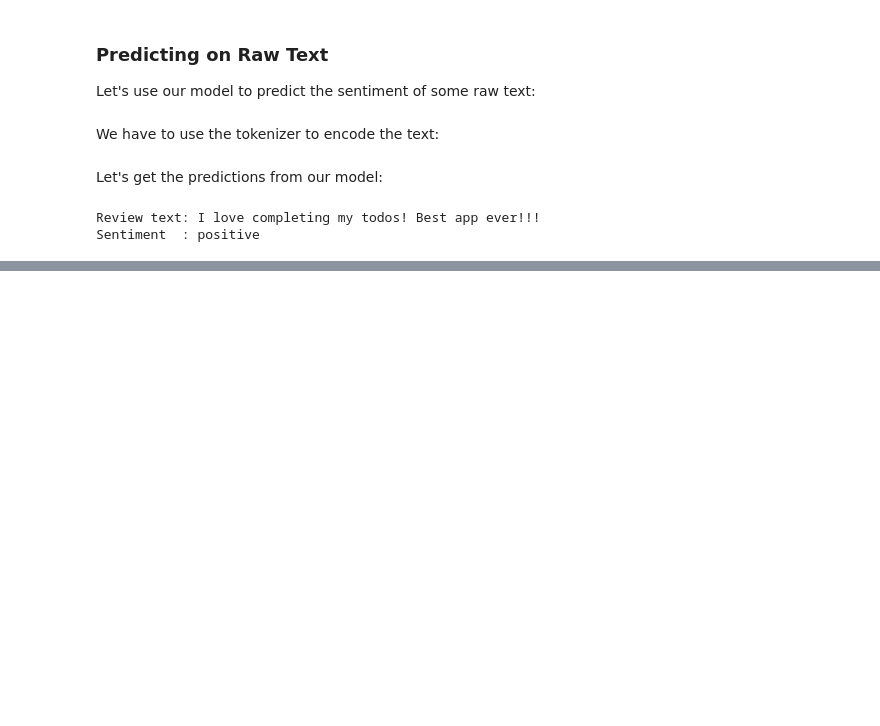
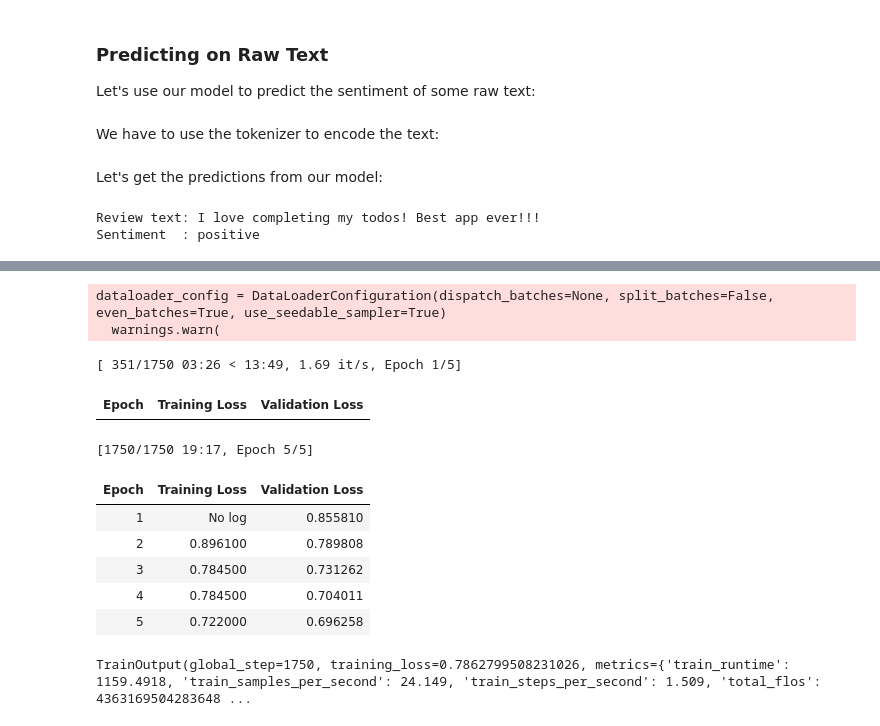
Before and after one commit to MysticShadow427/homo-mex-2024, a Jupyter notebook: notebooks/homo_mex_2024_bert_lora.ipynb, the cells around one changed output, grey strips where cells are left out. Cells and saved outputs as stored; diff of their text form; code cells hidden in the pictures; blank space fills up the shorter version.

Commit message:
added new lora fine tuning script

```diff
--- a/notebooks/homo_mex_2024_bert_lora.ipynb
+++ b/notebooks/homo_mex_2024_bert_lora.ipynb
@@ -1042,0 +1140,25 @@ Sentiment  : positive
+# %%
+training_args = TrainingArguments(
+    output_dir='./results',
+    evaluation_strategy='epoch',
+    learning_rate=2e-5,
+    num_train_epochs=10,
+    per_device_train_batch_size=16,
+)
+# %%
+def get_trainer(model):
+      return  Trainer(
+          model=model,
+          args=training_args,
+          train_dataset=train_dataset,
+          eval_dataset=test_dataset,
+          data_collator=data_collator,
+      )
+# %%
+model = AutoModelForSequenceClassification.from_pretrained(base_model, id2label=id2label)
+
+peft_config = LoraConfig(task_type="SEQ_CLS", inference_mode=False, r=8, lora_alpha=16, lora_dropout=0.1)#target_modules = )
+peft_model = get_peft_model(model, peft_config)
+
+print('PEFT Model')
+peft_model.print_trainable_parameters()
@@ -1042,0 +1170,18 @@ Sentiment  : positive
+# %%
+peft_lora_finetuning_trainer = get_trainer(peft_model)
+# %% [output]
+dataloader_config = DataLoaderConfiguration(dispatch_batches=None, split_batches=False, even_batches=True, use_seedable_sampler=True)
+  warnings.warn(
+# %%
+peft_lora_finetuning_trainer.train()
+# %% [output]
+[ 351/1750 03:26 < 13:49, 1.69 it/s, Epoch 1/5]
+| Epoch | Training Loss | Validation Loss |
+[1750/1750 19:17, Epoch 5/5]
+| Epoch | Training Loss | Validation Loss |
+| 1 | No log | 0.855810 |
+| 2 | 0.896100 | 0.789808 |
+| 3 | 0.784500 | 0.731262 |
+| 4 | 0.784500 | 0.704011 |
+| 5 | 0.722000 | 0.696258 |
+TrainOutput(global_step=1750, training_loss=0.7862799508231026, metrics={'train_runtime': 1159.4918, 'train_samples_per_second': 24.149, 'train_steps_per_second': 1.509, 'total_flos': 4363169504283648 ...
```
Also changed, not shown: parts of 26 cells of this notebook, 2 other files.
